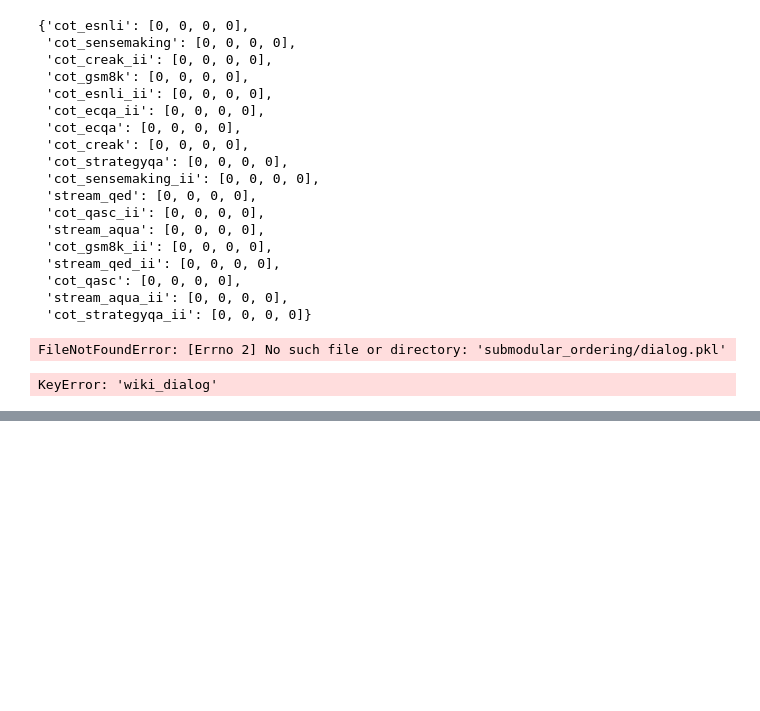
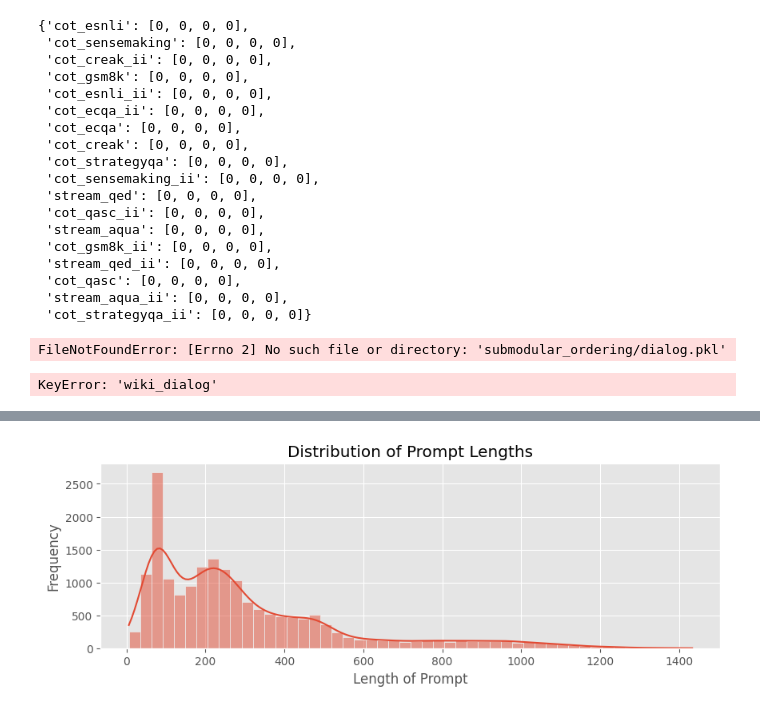
Before and after one commit to twumasimb/SMART-replication, a Jupyter notebook: notebook.ipynb, the cells around one changed output, grey strips where cells are left out. Saved outputs shown, nothing was run; the diff lists cells and outputs as text; code cells hidden in the pictures; blank space fills up the shorter version.

```diff
--- a/notebook.ipynb
+++ b/notebook.ipynb
@@ -779,0 +781,11 @@ KeyError: 'wiki_dialog'
+# %%
+import os
+import seaborn as sns
+import numpy as np
+import pandas as pd
+import matplotlib.pyplot as plt
+plt.style.use('ggplot')
+
+from datasets import load_from_disk
+# %%
+dataset = load_from_disk('final_dataset')
@@ -779,0 +807,12 @@ KeyError: 'wiki_dialog'
+# %%
+# Convert the list to a Pandas Series
+prompt_lengths = pd.Series([len(prompt.split()) for prompt in dataset['train']['prompt']])
+
+plt.figure(figsize=(10, 3))
+sns.histplot(prompt_lengths, bins=50, kde=True)
+plt.title('Distribution of Prompt Lengths')
+plt.xlabel('Length of Prompt')
+plt.ylabel('Frequency')
+plt.show()
+# %% [output]
+[figure, added]
```
Also changed, not shown: parts of 34 cells of this notebook, 7 other files.
